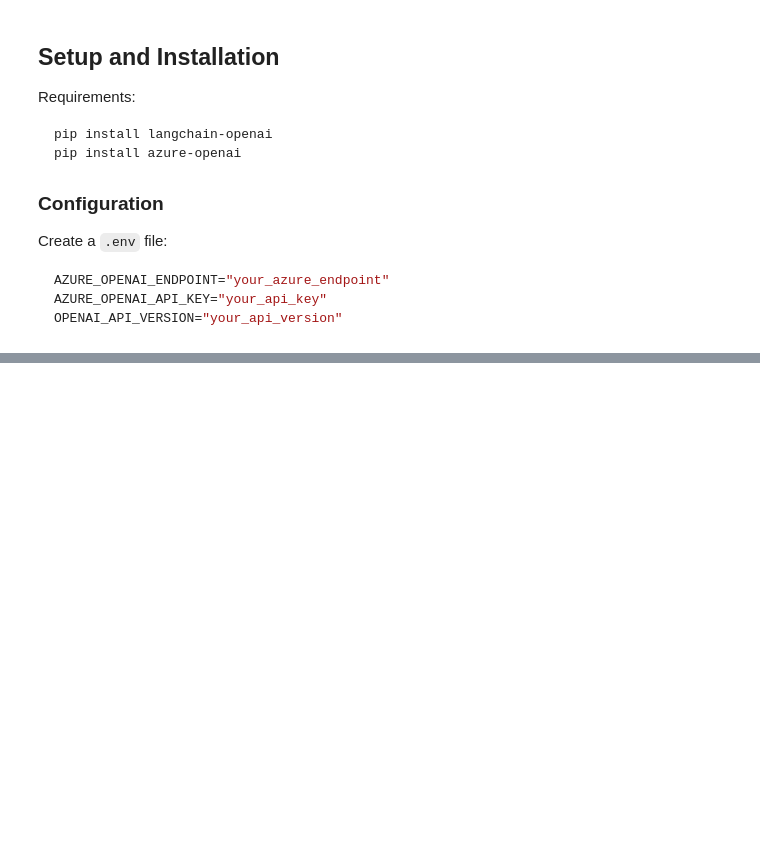
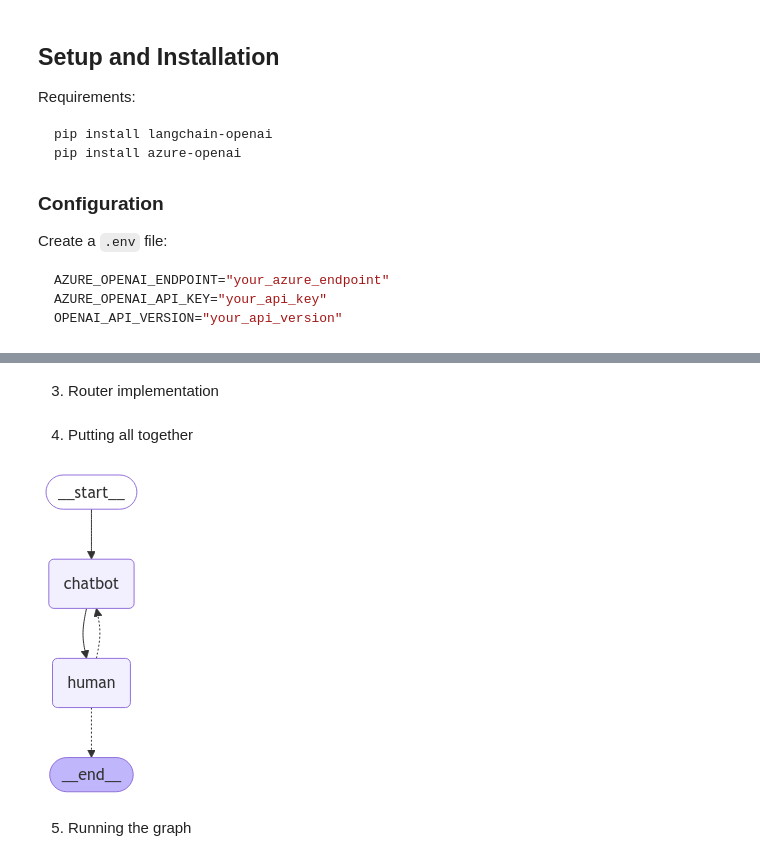
Before and after one commit to jackie-jiaqi-yin/llm-learning-journey, a Jupyter notebook: genai-5day-course-with-google/codes/day-3-building-an-agent-with-LangGraph.ipynb, the cells around one changed output, grey strips where cells are left out. Drawn from its saved outputs; the diff is of its cells as text; code cells hidden in the pictures; blank space fills up the shorter version.

Commit message:
✨ Update Day 3 notebook to enhance BaristaBot basic agent implementation

```diff
--- a/genai-5day-course-with-google/codes/day-3-building-an-agent-with-LangGraph.ipynb
+++ b/genai-5day-course-with-google/codes/day-3-building-an-agent-with-LangGraph.ipynb
@@ -101,11 +101,11 @@ OPENAI_API_VERSION="your_api_version"
 # %%
 from dotenv import load_dotenv
 import os
-from langchain_openai import AzureOpenAI
+from langchain_openai import AzureChatOpenAI
 
 load_dotenv()
 
-llm = AzureOpenAI(
+llm = AzureChatOpenAI(
     azure_deployment='gpt-4o',
     api_version=os.getenv("OPENAI_API_VERSION"),
     azure_endpoint=os.getenv("AZURE_OPENAI_ENDPOINT"),
@@ -113,3 +113,6 @@ llm = AzureOpenAI(
     temperature=0.7,
     max_retries=3,
 )
+
+# test the llm
+print(llm.invoke("Hello, how are you?"))
@@ -117,0 +361,45 @@ llm = AzureOpenAI(
+# %% [markdown]
+3. Router implementation
+# %%
+def router_function(state: OrderState) -> OrderState:
+    """
+    Determines next node in conversation flow.
+
+    Routing Logic:
+        - END if conversation finished
+        - chatbot for continuing conversation
+    """
+    if state.get("finished", False):
+        return END
+    else:
+        return "chatbot"
+# %% [markdown]
+4. Putting all together
+# %%
+def create_basic_chat():
+    """Create the basic chat graph structure"""
+    graph = StateGraph(OrderState)
+
+    # add our defined nodes
+    graph.add_node("chatbot", chatbot_node)
+    graph.add_node("human", human_node)
+
+    # add edges
+    graph.add_edge(START, "chatbot") # START -> chatbot
+    graph.add_edge("chatbot", "human") # chatbot -> human
+
+    # add conditional routing
+    graph.add_conditional_edges(
+        "human",            # from human node
+        router_function,    # user router function
+        {END, "chatbot"}    # Possible destinations
+    )
+
+    return graph.compile()
+# %%
+chat_with_human_graph = create_basic_chat()
+Image(chat_with_human_graph.get_graph().draw_mermaid_png())
+# %% [output]
+[figure, added]
+# %% [markdown]
+5. Running the graph
```
Also changed, not shown: parts of 14 cells of this notebook.
